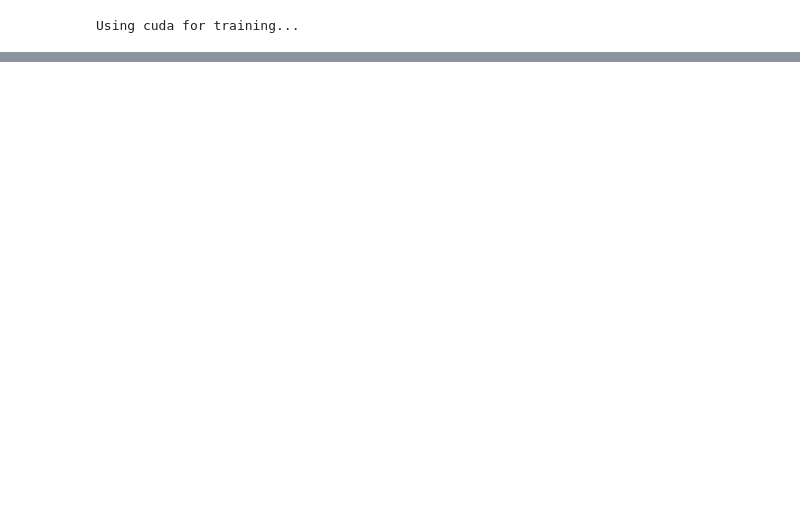
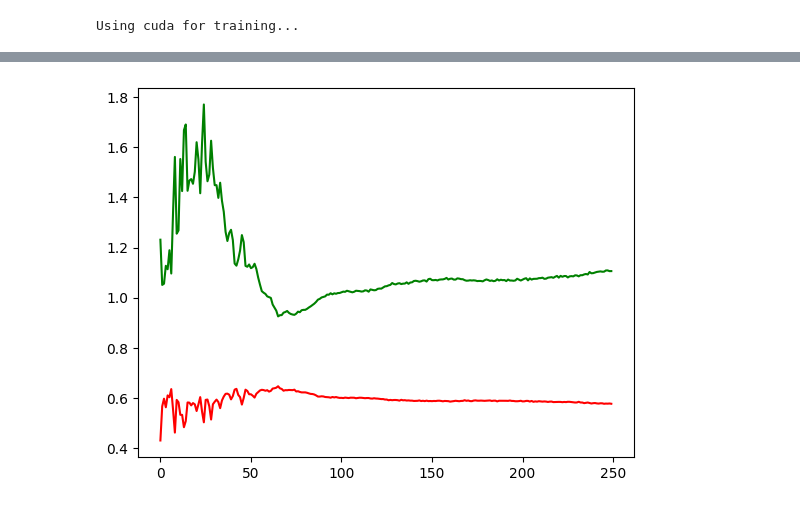
Before and after one commit to talhaibnmahmud/Thesis, a Jupyter notebook: GANs/simpleGAN.ipynb, the cells around one changed output, grey strips where cells are left out. Saved outputs shown, nothing was run; the diff lists cells and outputs as text; code cells hidden in the pictures; blank space fills up the shorter version.

Commit message:
✅Simple GAN (250 Epoch)

```diff
--- a/GANs/simpleGAN.ipynb
+++ b/GANs/simpleGAN.ipynb
@@ -45,7 +47,7 @@ learning_rate = 3e-4
 z_dim = 64
 img_dim = 28 * 28 * 1
 batch_size = 32
-num_epochs = 50
+num_epochs = 250
 # %%
 disc = Discriminator(img_dim).to(device)
 gen = Generaotr(z_dim, img_dim).to(device)
@@ -66,7 +68,13 @@ writer_real = SummaryWriter(f"runs/GAN_MNIST/real")
 
 step = 0
 # %%
+disc_loss = []
+gen_loss = []
+
 for epoch in range(num_epochs):
+    running_disc_loss = 0.0
+    running_gen_loss = 0.0
+
     for batch_idx, (real, _) in enumerate(loader):
         real = real.view(-1, 784).to(device)
         batch_size = real.shape[0]
@@ -85,6 +93,8 @@ for epoch in range(num_epochs):
         lossD.backward(retain_graph=True)
         opt_disc.step()
 
+        running_disc_loss += lossD.item()
+
         # Training the Generator: min log(1 - D(G(z))) <--> max log(D(G(z)))
         output = disc(fake).view(-1)
         lossG = criterion(output, torch.ones_like(output))
@@ -93,9 +103,11 @@ for epoch in range(num_epochs):
         lossG.backward()
         opt_gen.step()
 
+        running_gen_loss += lossG.item()
+
         if batch_idx == 0:
             print(
-                f"Epoch [{epoch}/{num_epochs}] Batch {batch_idx}/{len(loader)}"
+                f"Epoch [{epoch}/{num_epochs}] Batch {batch_idx}/{len(loader)} \t-->\t "
                 f"Loss D: {lossD:.4f}, Loss G: {lossG: 0.4f}"
             )
 
@@ -110,4 +122,13 @@ for epoch in range(num_epochs):
                 writer_real.add_image("MNIST Real Images", img_grid_real, global_step=step)
 
                 step += 1
+
+    disc_loss.append(running_disc_loss / len(loader))
+    gen_loss.append(running_gen_loss / len(loader))
+
+print(f"Finished training.")
+
+plt.plot(np.array(disc_loss), "r")
+plt.plot(np.array(gen_loss), "g")
+plt.show()
 # %% [output]
@@ -130,0 +152 @@ Epoch [49/50] Batch 0/1875Loss D: 0.6949, Loss G:  0.9935
+[figure, added]
```
Also changed, not shown: parts of 2 cells of this notebook.
